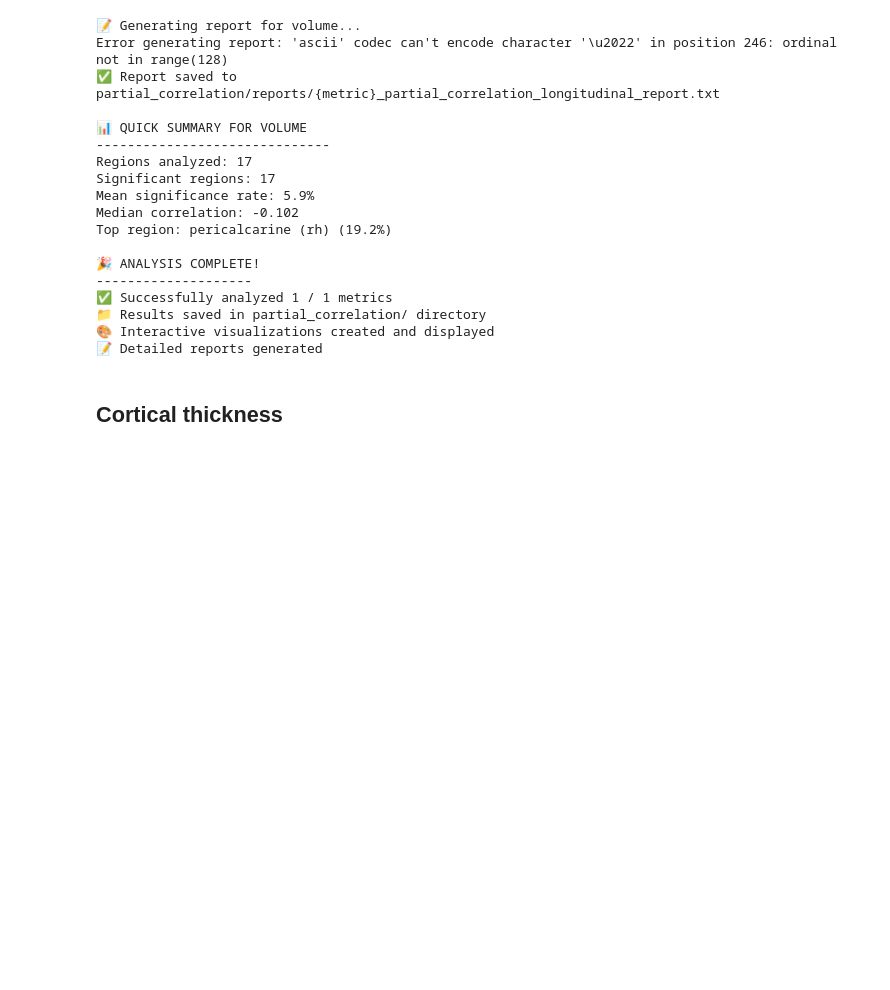
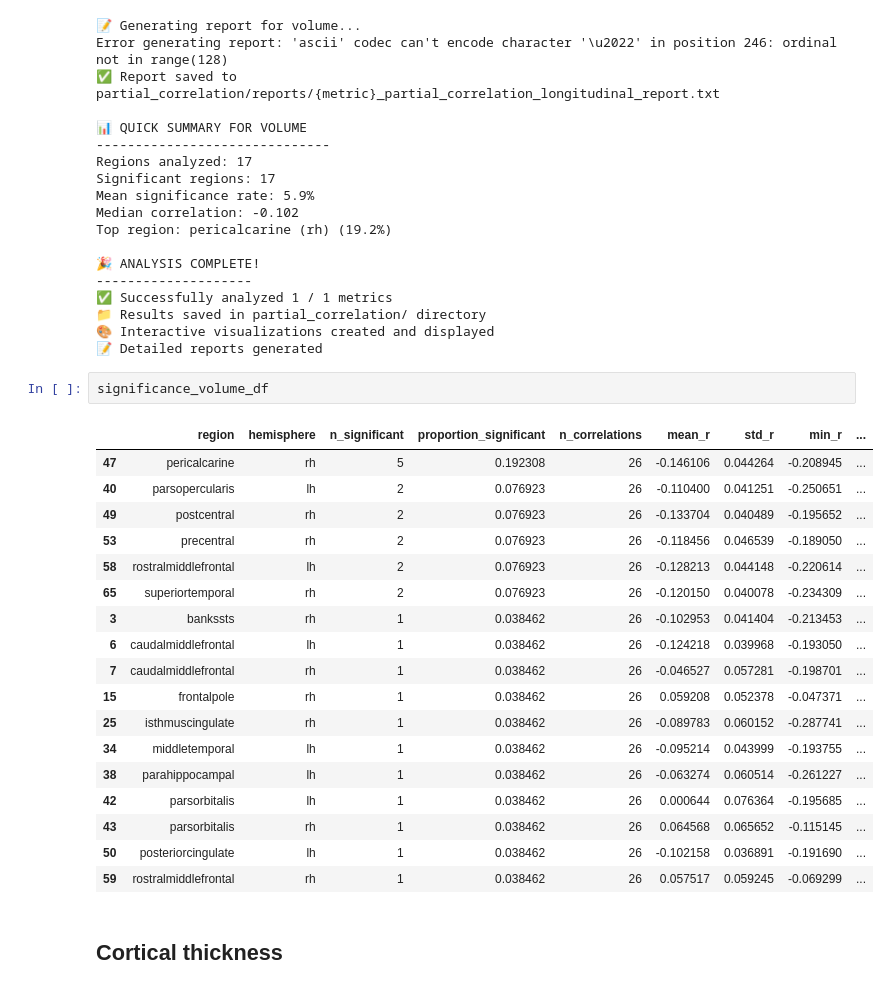
Before and after one commit to yohanchatelain/VIP-python-client, a Jupyter notebook: example/freesurfer-fuzzy/notebooks/clinical/longitudinal-partial-correlation.ipynb, the cells around one changed output. Cells and saved outputs as stored; diff of their text form; blank space fills up the shorter version.

```diff
--- a/example/freesurfer-fuzzy/notebooks/clinical/longitudinal-partial-correlation.ipynb
+++ b/example/freesurfer-fuzzy/notebooks/clinical/longitudinal-partial-correlation.ipynb
@@ -1764,6 +1764,27 @@ Top region: pericalcarine (rh) (19.2%)
 📁 Results saved in partial_correlation/ directory
 🎨 Interactive visualizations created and displayed
 📝 Detailed reports generated
+# %%
+significance_volume_df
+# %% [output]
+|  | region | hemisphere | n_significant | proportion_significant | n_correlations | mean_r | std_r | min_r | ... |
+| 47 | pericalcarine | rh | 5 | 0.192308 | 26 | -0.146106 | 0.044264 | -0.208945 | ... |
+| 40 | parsopercularis | lh | 2 | 0.076923 | 26 | -0.110400 | 0.041251 | -0.250651 | ... |
+| 49 | postcentral | rh | 2 | 0.076923 | 26 | -0.133704 | 0.040489 | -0.195652 | ... |
+| 53 | precentral | rh | 2 | 0.076923 | 26 | -0.118456 | 0.046539 | -0.189050 | ... |
+| 58 | rostralmiddlefrontal | lh | 2 | 0.076923 | 26 | -0.128213 | 0.044148 | -0.220614 | ... |
+| 65 | superiortemporal | rh | 2 | 0.076923 | 26 | -0.120150 | 0.040078 | -0.234309 | ... |
+| 3 | bankssts | rh | 1 | 0.038462 | 26 | -0.102953 | 0.041404 | -0.213453 | ... |
+| 6 | caudalmiddlefrontal | lh | 1 | 0.038462 | 26 | -0.124218 | 0.039968 | -0.193050 | ... |
+| 7 | caudalmiddlefrontal | rh | 1 | 0.038462 | 26 | -0.046527 | 0.057281 | -0.198701 | ... |
+| 15 | frontalpole | rh | 1 | 0.038462 | 26 | 0.059208 | 0.052378 | -0.047371 | ... |
+| 25 | isthmuscingulate | rh | 1 | 0.038462 | 26 | -0.089783 | 0.060152 | -0.287741 | ... |
+| 34 | middletemporal | lh | 1 | 0.038462 | 26 | -0.095214 | 0.043999 | -0.193755 | ... |
+| 38 | parahippocampal | lh | 1 | 0.038462 | 26 | -0.063274 | 0.060514 | -0.261227 | ... |
+| 42 | parsorbitalis | lh | 1 | 0.038462 | 26 | 0.000644 | 0.076364 | -0.195685 | ... |
+| 43 | parsorbitalis | rh | 1 | 0.038462 | 26 | 0.064568 | 0.065652 | -0.115145 | ... |
+| 50 | posteriorcingulate | lh | 1 | 0.038462 | 26 | -0.102158 | 0.036891 | -0.191690 | ... |
+| 59 | rostralmiddlefrontal | rh | 1 | 0.038462 | 26 | 0.057517 | 0.059245 | -0.069299 | ... |
 # %% [markdown]
 ## Cortical thickness
 # %%
```
Also changed, not shown: parts of 1 cell of this notebook, 3 other files.
